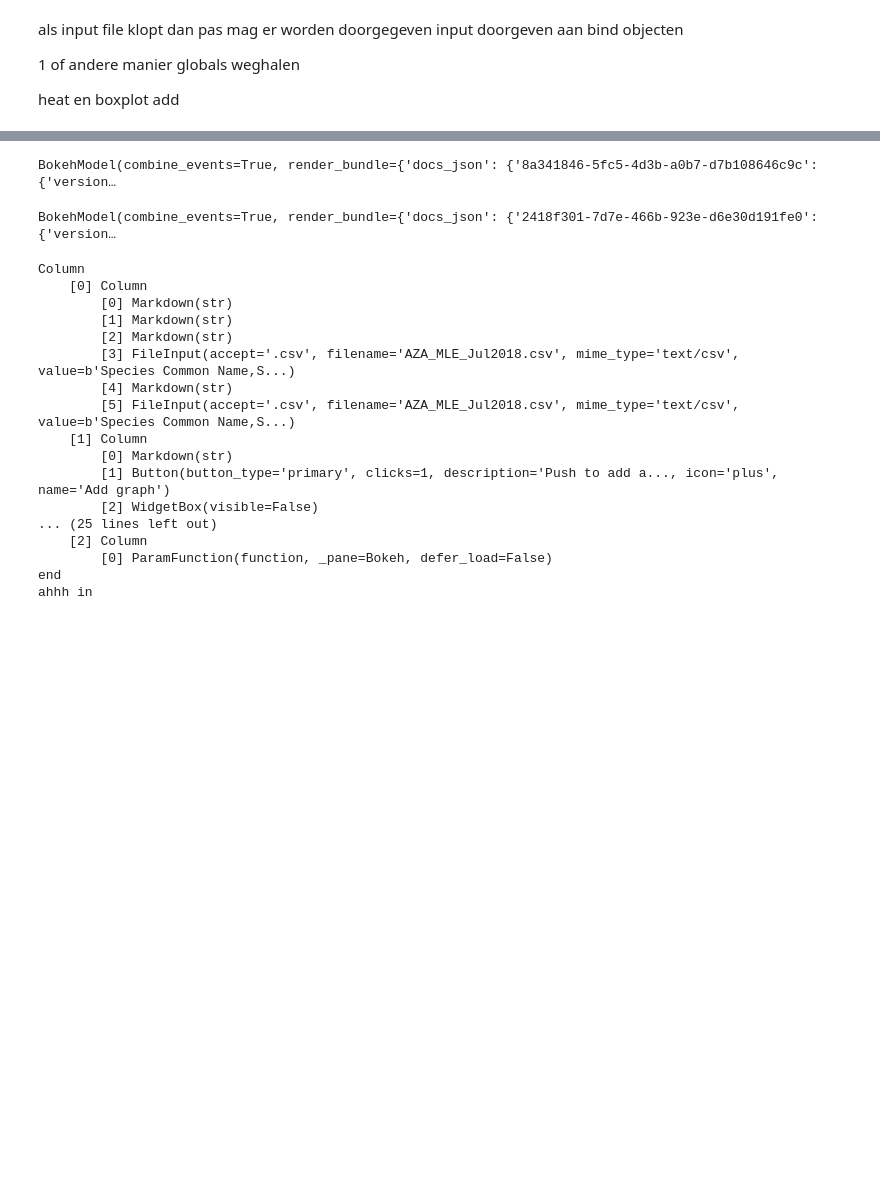
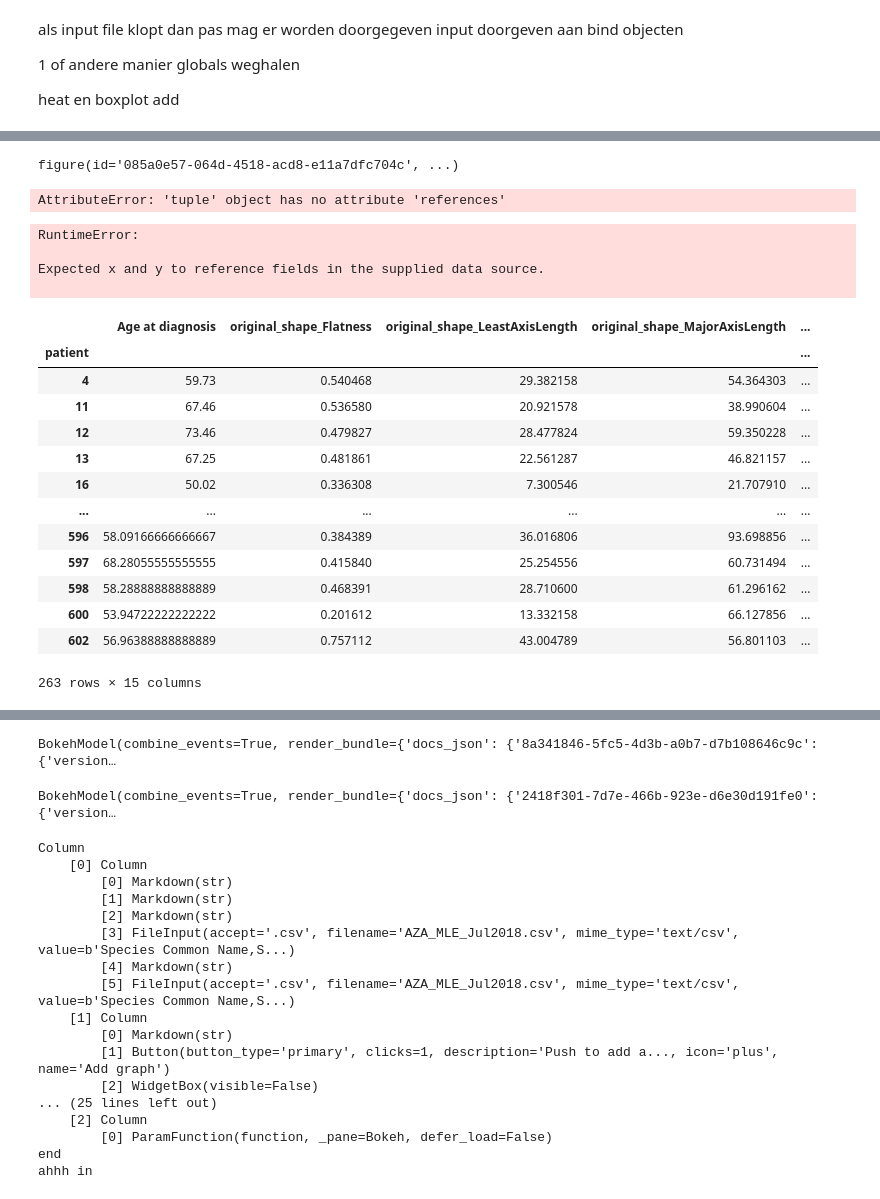
Before and after one commit to Larissavf/DD-radiomics, a Jupyter notebook: dashboard/data/scripts/PlotRadiomics.ipynb, the cells around one changed output, grey strips where cells are left out. Saved outputs shown, nothing was run; the diff lists cells and outputs as text; code cells hidden in the pictures; blank space fills up the shorter version.

```diff
--- a/dashboard/data/scripts/PlotRadiomics.ipynb
+++ b/dashboard/data/scripts/PlotRadiomics.ipynb
@@ -538,0 +679,79 @@ for loc, graphtype in meuk.items():
+# %%
+
+from bokeh.plotting import figure, show
+from bokeh.transform import linear_cmap
+from bokeh.models import ColumnDataSource
+
+#correlatie?
+df =df_shape.drop("Age at diagnosis", axis=1).corr()
+
+color= fill_color=linear_cmap(field_name="values", palette="Magma256", low = 0.5, high = 1.0)
+
+
+column_names = [index for i in range(len(df.index)) for index in df.index]
+columns = [item for colname in df.index for item in df[colname]]
+indexs = [index for index in df.index for i in range(len(df.index))]
+df_heatmap = pd.DataFrame(data= {"y": column_names, "plotting": columns, "x": indexs})
+
+
+p = figure(title = "meu")
+p.rect(df)
+print(p)
+show(p)
+# %% [output]
+figure(id='085a0e57-064d-4518-acd8-e11a7dfc704c', ...)
+AttributeError: 'tuple' object has no attribute 'references'
+# %%
+import numpy as np
+from bokeh.plotting import figure, show
+from bokeh.io import output_notebook
+from bokeh.transform import linear_cmap
+from bokeh.models import ColorBar
+from bokeh.palettes import Viridis256
+
+# Generate some random 2D data (replace this with your actual data)
+data = np.random.random((10, 10))
+
+# Define the colormap
+mapper = linear_cmap(field_name='value', palette=Viridis256, low=data.min(), high=data.max())
+
+# Create a Bokeh figure
+plot = figure(title='Heatmap', tools='hover,save', tooltips=[('Value', '@value')])
+
+# Draw rectangles using the rect() method
+plot.rect(x=np.repeat(np.arange(data.shape[0]), data.shape[1]),
+          y=np.tile(np.arange(data.shape[1]), data.shape[0]),
+          width=1, height=1,
+          source={'value': data.flatten()},
+          fill_color=mapper,
+          line_color=None)
+
+# Add color bar
+color_bar = ColorBar(color_mapper=mapper['transform'], location=(0, 0))
+plot.add_layout(color_bar, 'right')
+
+# Show the plot
+output_notebook()
+show(plot)
+# %% [output]
+RuntimeError:
+
+Expected x and y to reference fields in the supplied data source.
+
+# %%
+df_shape
+# %% [output]
+|  | Age at diagnosis | original_shape_Flatness | original_shape_LeastAxisLength | original_shape_MajorAxisLength | ... |
+| patient |  |  |  |  | ... |
+| 4 | 59.73 | 0.540468 | 29.382158 | 54.364303 | ... |
+| 11 | 67.46 | 0.536580 | 20.921578 | 38.990604 | ... |
+| 12 | 73.46 | 0.479827 | 28.477824 | 59.350228 | ... |
+| 13 | 67.25 | 0.481861 | 22.561287 | 46.821157 | ... |
+| 16 | 50.02 | 0.336308 | 7.300546 | 21.707910 | ... |
+| ... | ... | ... | ... | ... | ... |
+| 596 | 58.09166666666667 | 0.384389 | 36.016806 | 93.698856 | ... |
+| 597 | 68.28055555555555 | 0.415840 | 25.254556 | 60.731494 | ... |
+| 598 | 58.28888888888889 | 0.468391 | 28.710600 | 61.296162 | ... |
+| 600 | 53.94722222222222 | 0.201612 | 13.332158 | 66.127856 | ... |
+| 602 | 56.96388888888889 | 0.757112 | 43.004789 | 56.801103 | ... |
+263 rows × 15 columns
```
Also changed, not shown: parts of 13 cells of this notebook.
